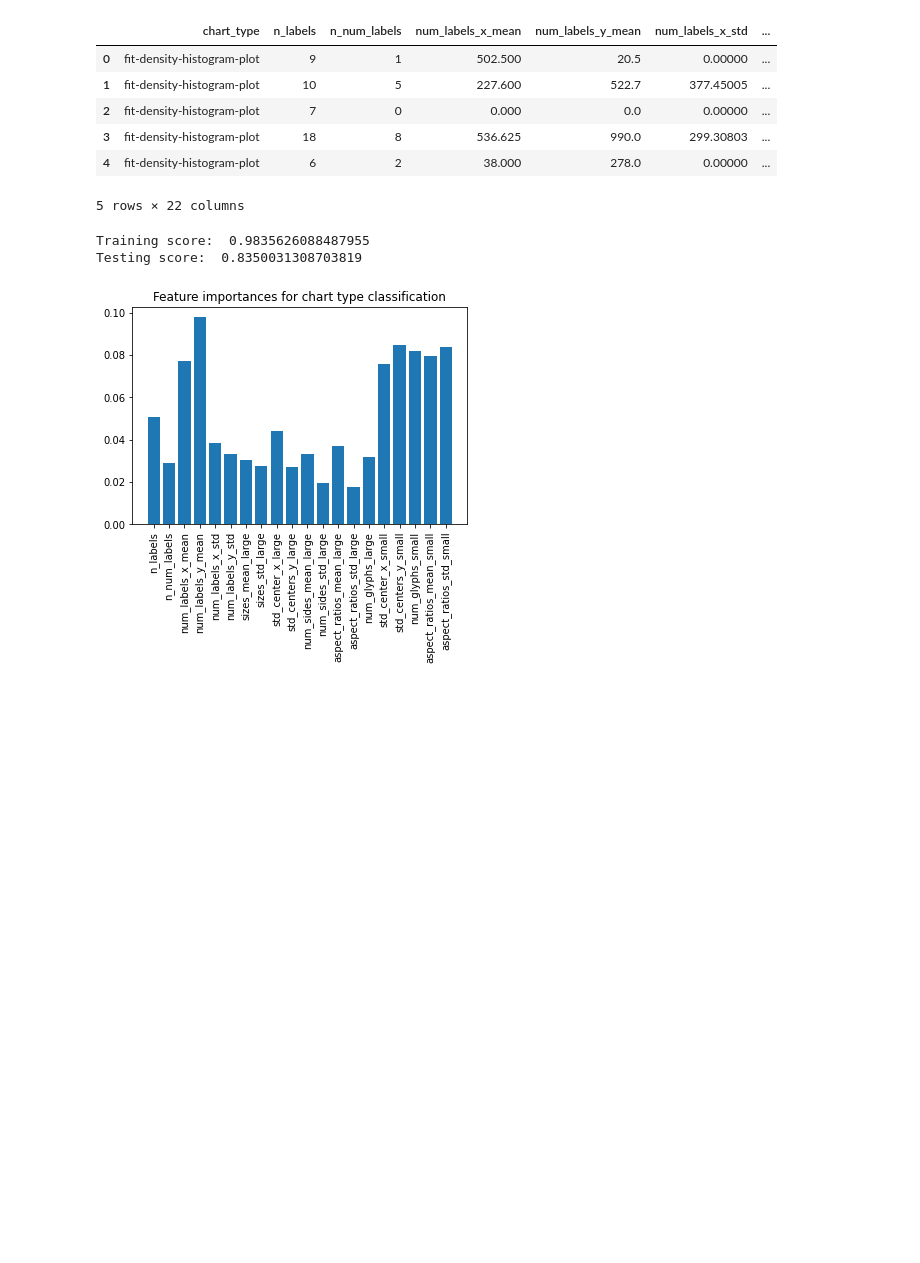
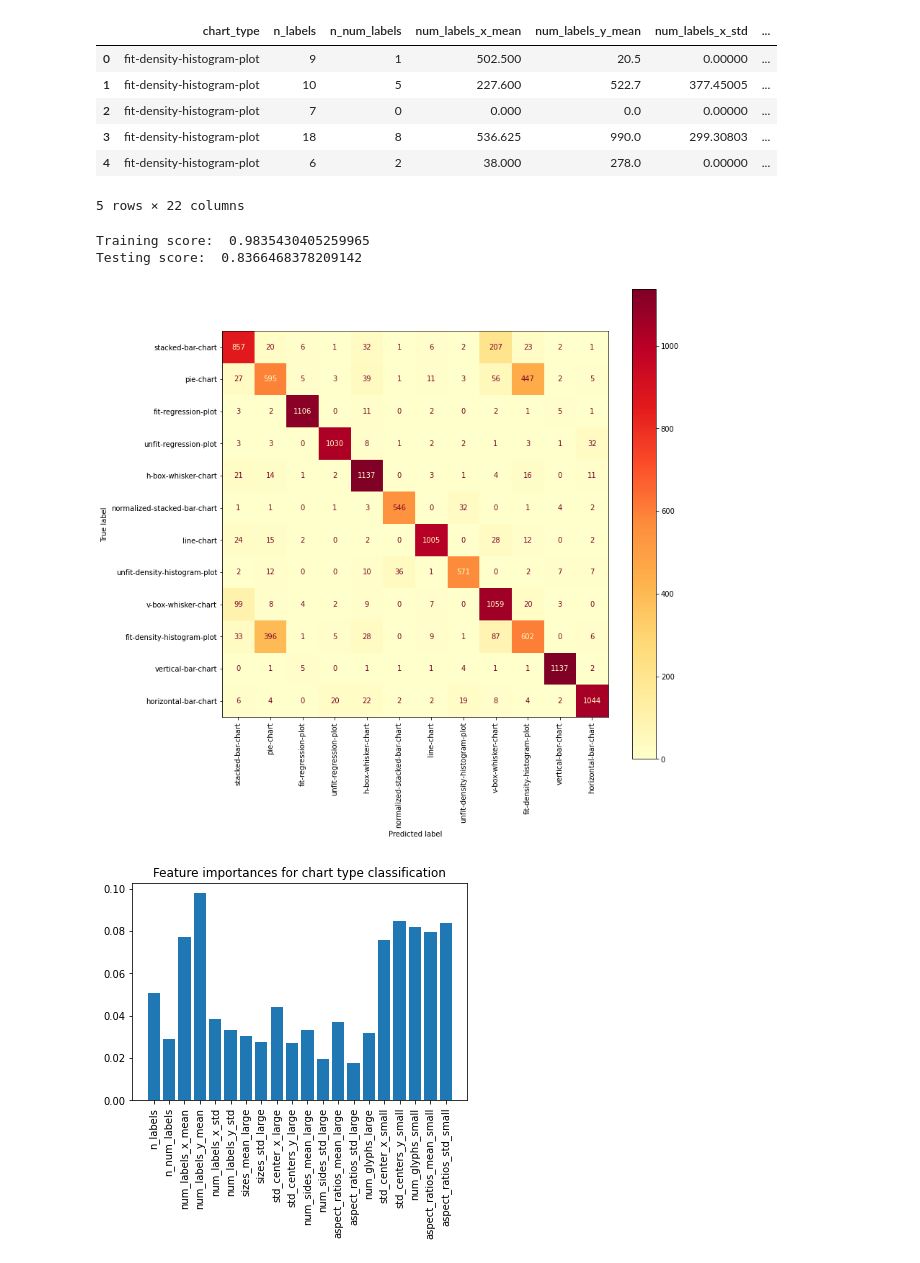
Before and after one commit to g1776/CV-BAGLE, a Jupyter notebook: src/glyph_label_analysis.ipynb, the cells around one changed output. Drawn from its saved outputs; the diff is of its cells as text; code cells hidden in the pictures; blank space fills up the shorter version.

Commit message:
generated confusion matrices

```diff
--- a/src/glyph_label_analysis.ipynb
+++ b/src/glyph_label_analysis.ipynb
@@ -22,7 +22,7 @@ columns=[
         "sizes_mean_large",
         "sizes_std_large",
         "std_center_x_large",
-        "std_centers_y_large",
+        "st_centers_y_large",
         "num_sides_mean_large",
         "num_sides_std_large",
         "aspect_ratios_mean_large",
@@ -61,6 +61,10 @@ X = df.drop("chart_type", axis=1)
 y = df.chart_type
 
 X_train, X_test, y_train, y_test = train_test_split(X, y, test_size=0.2, random_state=42)
+X_train.reset_index(drop=True, inplace=True)
+X_test.reset_index(drop=True, inplace=True)
+y_train.reset_index(drop=True, inplace=True)
+y_test.reset_index(drop=True, inplace=True)
 # %%
 # random forest classifier with hyperparameters tuning
 clf = RandomForestClassifier()
@@ -69,8 +73,26 @@ clf.fit(X_train, y_train)
 print("Training score: ", clf.score(X_train, y_train))
 print("Testing score: ", clf.score(X_test, y_test))
 # %% [output]
-Training score:  0.9835626088487955
-Testing score:  0.8350031308703819
+Training score:  0.9835430405259965
+Testing score:  0.8366468378209142
+# %%
+from sklearn.metrics import confusion_matrix, ConfusionMatrixDisplay
+y_pred = clf.predict(X_test)
+
+# display confusion matrix
+cm = confusion_matrix(y_test, y_pred)
+display = ConfusionMatrixDisplay(confusion_matrix=cm)
+fig, ax = plt.subplots(1,1, figsize=(12,12))
+display.plot(include_values=True, xticks_rotation='vertical', ax=ax, cmap="YlOrRd")
+ax.set_xticklabels(set(y_test))
+ax.set_yticklabels(set(y_test))
+
+# save to svg
+plt.savefig("confusion_matrix.svg")
+
+plt.show()
+# %% [output]
+[figure, added]
 # %%
 import pickle
 pickle.dump(clf, open(r"C:\Users\grego\Documents\GitHub\DataVizCaptionGeneration\src\models\rf_clf.pkl", "wb"))
```
Also changed, not shown: 3 other files.
